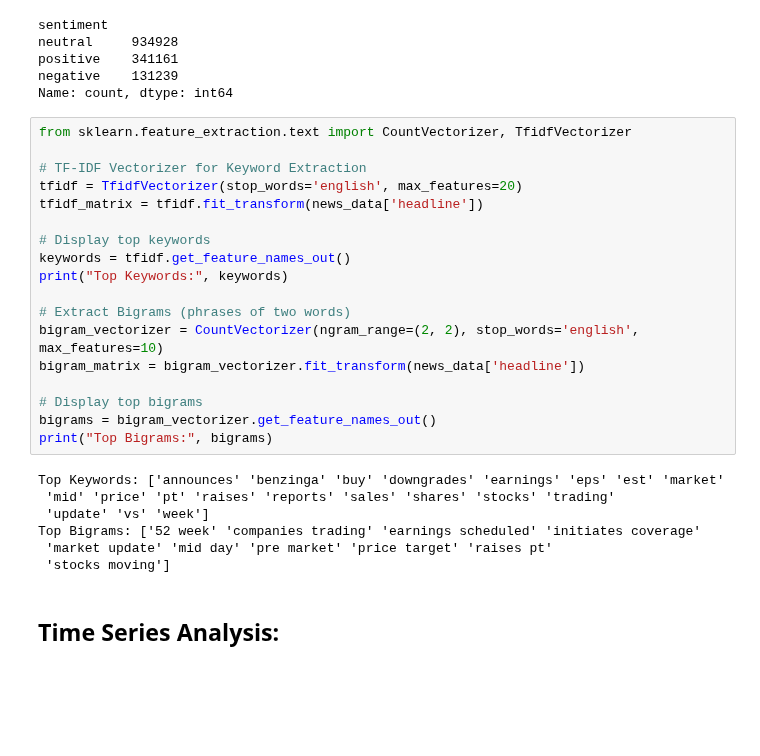
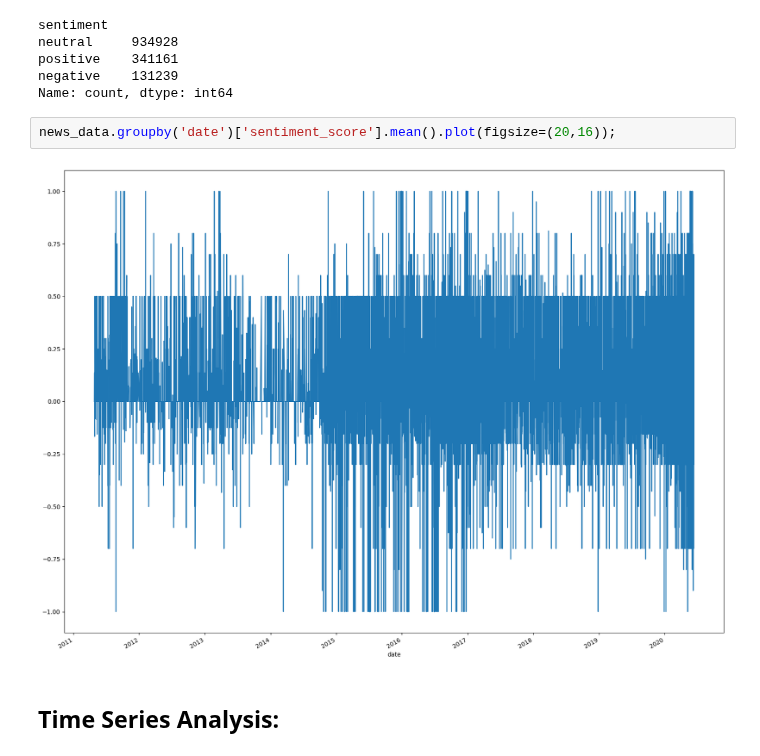
Before and after one commit to Ofgeha-Gelana/SentimentStockPredictor, a Jupyter notebook: notebooks/descriptive_analy.ipynb, the cells around one changed output. Drawn from its saved outputs; the diff is of its cells as text; blank space fills up the shorter version.

Commit message:
fix date time

```diff
--- a/notebooks/descriptive_analy.ipynb
+++ b/notebooks/descriptive_analy.ipynb
@@ -188,31 +188,10 @@ neutral     934928
 positive    341161
 negative    131239
 Name: count, dtype: int64
-# %%
-from sklearn.feature_extraction.text import CountVectorizer, TfidfVectorizer
-
-# TF-IDF Vectorizer for Keyword Extraction
-tfidf = TfidfVectorizer(stop_words='english', max_features=20)
-tfidf_matrix = tfidf.fit_transform(news_data['headline'])
-
-# Display top keywords
-keywords = tfidf.get_feature_names_out()
-print("Top Keywords:", keywords)
-
-# Extract Bigrams (phrases of two words)
-bigram_vectorizer = CountVectorizer(ngram_range=(2, 2), stop_words='english', max_features=10)
-bigram_matrix = bigram_vectorizer.fit_transform(news_data['headline'])
-
-# Display top bigrams
-bigrams = bigram_vectorizer.get_feature_names_out()
-print("Top Bigrams:", bigrams)
-# %% [output]
-Top Keywords: ['announces' 'benzinga' 'buy' 'downgrades' 'earnings' 'eps' 'est' 'market'
- 'mid' 'price' 'pt' 'raises' 'reports' 'sales' 'shares' 'stocks' 'trading'
- 'update' 'vs' 'week']
-Top Bigrams: ['52 week' 'companies trading' 'earnings scheduled' 'initiates coverage'
- 'market update' 'mid day' 'pre market' 'price target' 'raises pt'
- 'stocks moving']
+# %%
+news_data.groupby('date')['sentiment_score'].mean().plot(figsize=(20,16));
+# %% [output]
+[figure, added]
 # %% [markdown]
 ## Time Series Analysis:
 # %%
```
